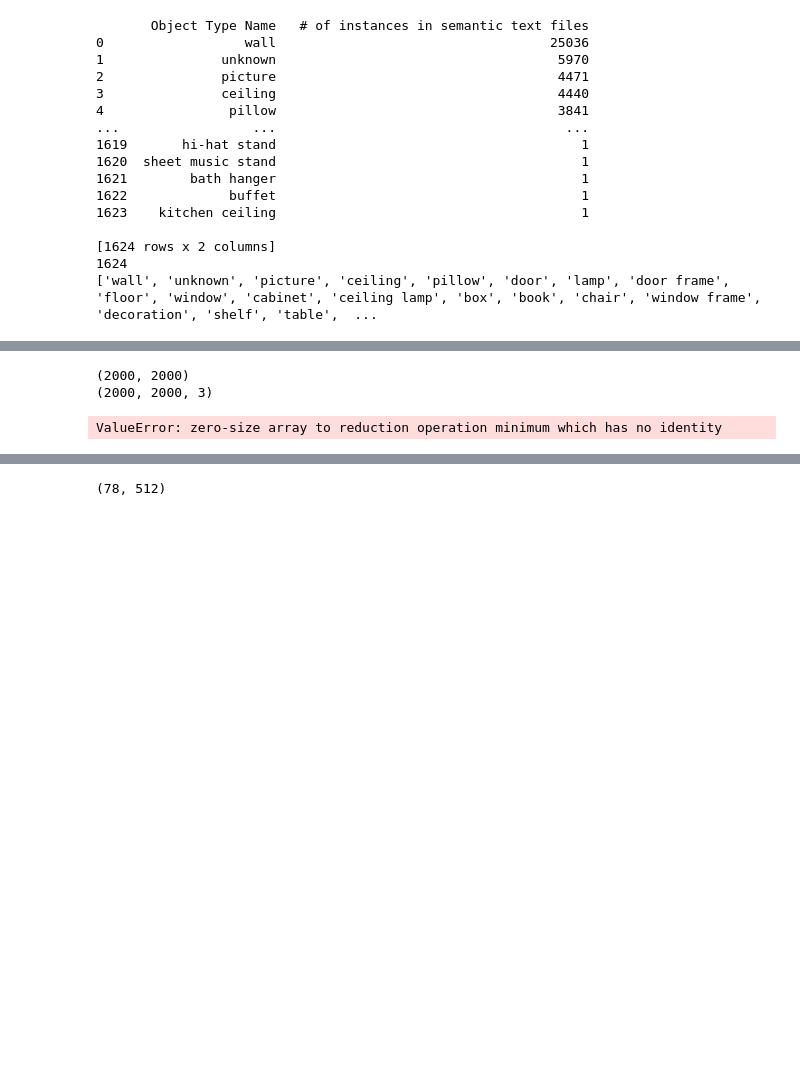
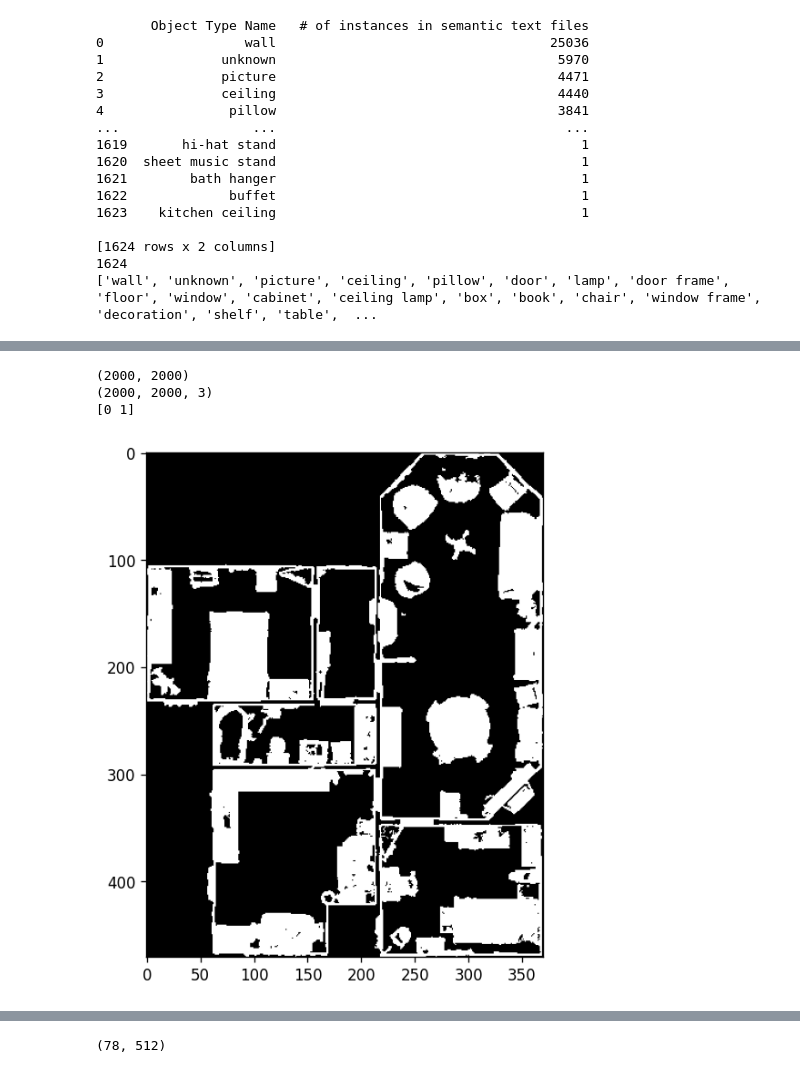
Before and after one commit to qlOoOlp/InstanceSeemMap, a Jupyter notebook: visualizer_customizedMap.ipynb, the cells around one changed output, grey strips where cells are left out. Drawn from its saved outputs; the diff is of its cells as text; code cells hidden in the pictures; blank space fills up the shorter version.

```diff
--- a/visualizer_customizedMap.ipynb
+++ b/visualizer_customizedMap.ipynb
@@ -217,24 +217,25 @@ print(grid_save_path)
 # %%
 obstacles = load_map(obstacles_save_path)
 color_top_down = load_map(color_top_down_save_path)
 print(obstacles.shape)
 print(color_top_down.shape)
-x_indices, y_indices = np.where(obstacles == 0)
+x_indices, y_indices = np.where(obstacles == 1)
 
 xmin = np.min(x_indices)
 xmax = np.max(x_indices)
 ymin = np.min(y_indices)
 ymax = np.max(y_indices)
 
 print(np.unique(obstacles))
 obstacles_pil = Image.fromarray(obstacles[xmin:xmax+1, ymin:ymax+1])
 plt.figure(figsize=(8, 6), dpi=120)
 plt.imshow(obstacles_pil, cmap='gray')
 plt.show()
 # %% [output]
 (2000, 2000)
 (2000, 2000, 3)
+[0 1]
-ValueError: zero-size array to reduction operation minimum which has no identity
+[figure, added]
 # %%
 color_top_down = load_map(color_top_down_save_path)
 color_top_down = color_top_down[xmin:xmax+1, ymin:ymax+1]
```
Also changed, not shown: parts of 7 cells of this notebook, 24 other files.
